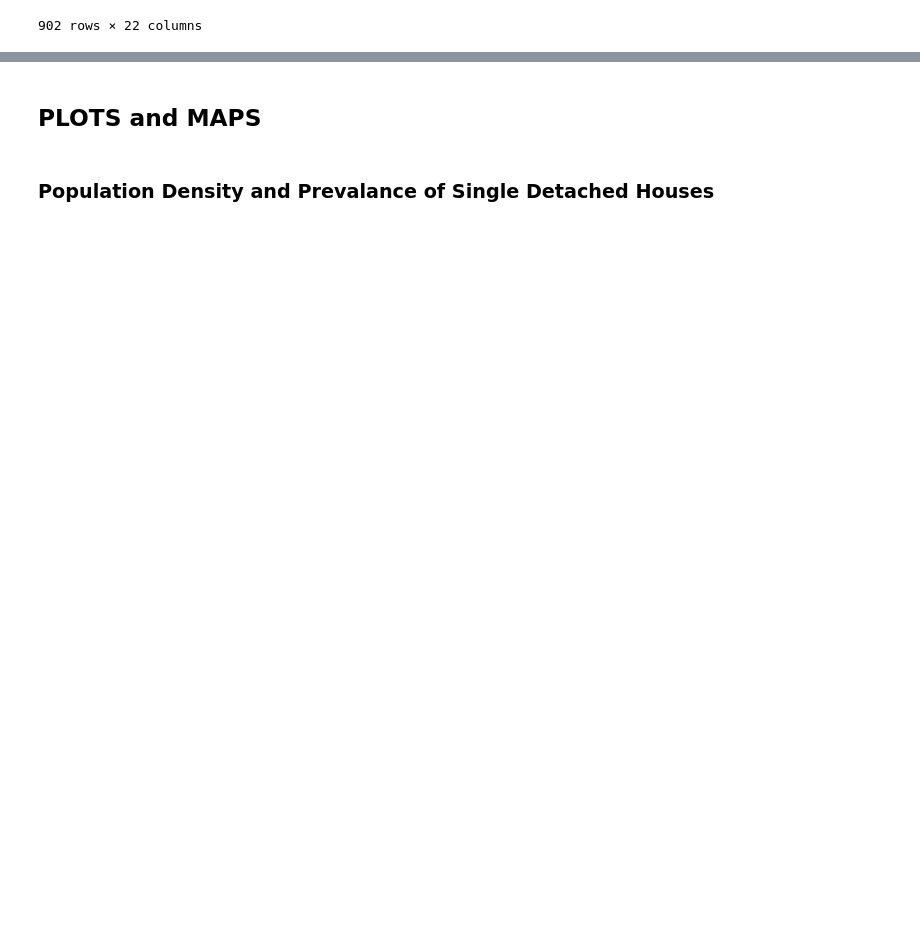
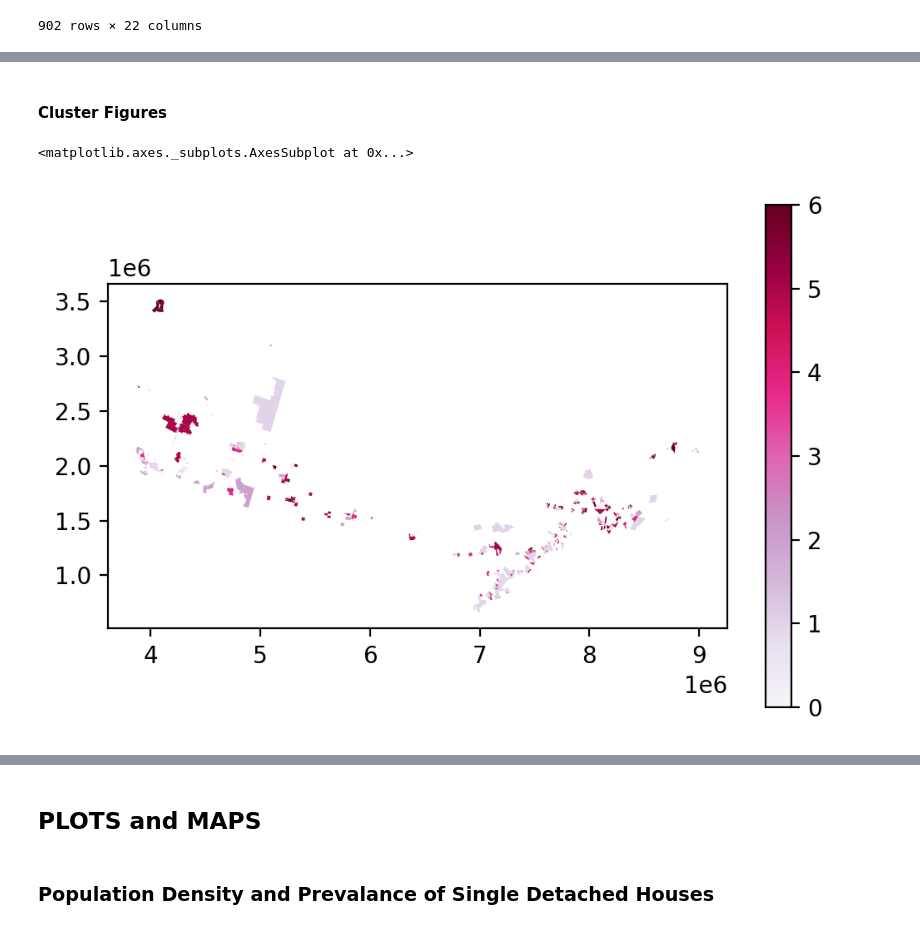
Before and after one commit to DonnaVakalis/Urban.dat, a Jupyter notebook: canadian_cousins_research_III.ipynb, the cells around one changed output, grey strips where cells are left out. Drawn from its saved outputs; the diff is of its cells as text; code cells hidden in the pictures; blank space fills up the shorter version.

```diff
--- a/canadian_cousins_research_III.ipynb
+++ b/canadian_cousins_research_III.ipynb
@@ -339,0 +403,24 @@ df_combo_3
+# %%
+# Set n=2 clusters
+cluster = AgglomerativeClustering(n_clusters=2, affinity='euclidean', linkage='ward')  # Fit the model
+clusters2N = cluster.fit_predict(data_scaled) # Predict the cluster from the data and save it
+features['cluster2n'] =  clusters2N  # append it to original features
+data_scaled['cluster2n'] =  clusters2N  # append it to scaled features
+
+# Set n=4 clusters
+cluster = AgglomerativeClustering(n_clusters=4, affinity='euclidean', linkage='ward')  # Fit the model
+clusters4N = cluster.fit_predict(data_scaled) # Predict the cluster from the data and save it
+features['cluster4n'] =  clusters4N
+data_scaled['cluster4n'] =  clusters4N
+
+# Set n=7 clusters
+cluster = AgglomerativeClustering(n_clusters=7, affinity='euclidean', linkage='ward')  # Fit the model
+clusters7N = cluster.fit_predict(data_scaled) # Predict the cluster from the data and save it
+features['cluster7n'] =  clusters7N
+data_scaled['cluster7n'] =  clusters7N
+
+# Re-attach geo names and numbers
+df_clst_scaled = pd.concat([names, data_scaled], axis=1)
+df_clst_orginal = pd.concat([names, features], axis=1)
+
+df_clst_orginal.info()
@@ -339,0 +447,9 @@ df_combo_3
+# %%
+# What are the membership lists for the 2, 4, 7,
+# summarize four groups by average values?
+
+# the columns that don't seem very different (based on df_clst_orginal.groupby('cluster7n').mean().reset_index())
+#... can get dropped
+drop_cols = ['pop_medAge','work_arts','work_biz','trnst_car']
+df_clst_orginal_2 = df_clst_orginal.drop(drop_cols, axis=1)
+df_clst_orginal_2
@@ -378,0 +503,15 @@ combine['cluster'] = cluster
+# %% [markdown]
+#### Cluster Figures
+# %%
+shapes = df_weather.set_geometry('geometry_CSD')
+
+
+gdf_cluster_original_3 = shapes.merge(df_clst_orginal_2, left_on='CSDUID', right_on='geo_code', how='right').set_geometry('geometry_CSD')
+# %%
+# Show them on a map.
+#Plot choropleth
+fig, ax = plt.subplots(dpi=200)
+gdf_cluster_original_3.plot(ax=ax, column='cluster7n', cmap='PuRd',legend=True)
+# %% [output]
+<matplotlib.axes._subplots.AxesSubplot at 0x...>
+[figure, added]
```
Also changed, not shown: parts of 23 cells of this notebook.
